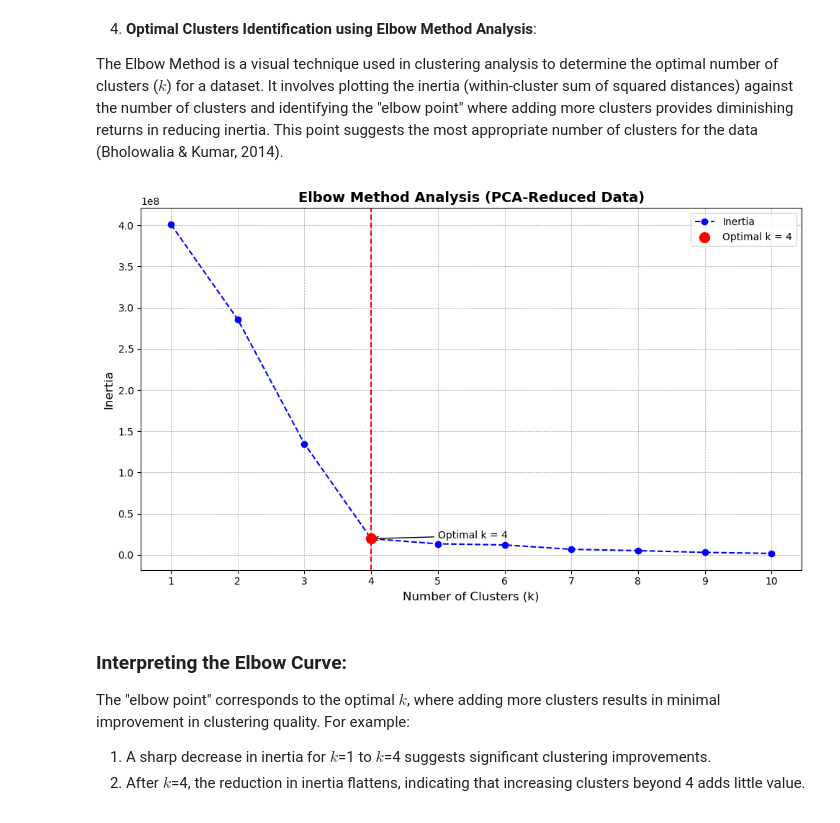
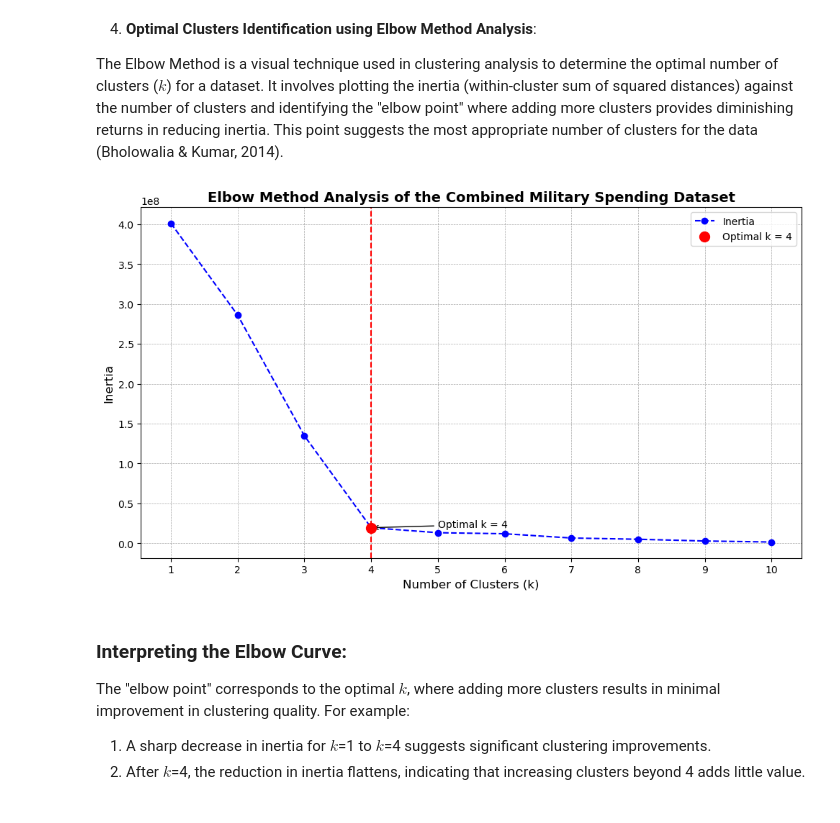
Before and after one commit to swapnilprakashpatil/aai501_6proj, a Jupyter notebook: Notebooks/Clustering Analysis.ipynb, the cells around one changed output. Cells and saved outputs as stored; diff of their text form; code cells hidden in the pictures.

```diff
--- a/Notebooks/Clustering Analysis.ipynb
+++ b/Notebooks/Clustering Analysis.ipynb
@@ -486,35 +486,35 @@ for k in range_n_clusters:
     kmeans = KMeans(n_clusters=k, random_state=42)
     kmeans.fit(reduced_data)
     inertia_reduced.append(kmeans.inertia_)
 
 # Find the elbow point
 knee_locator = KneeLocator(range_n_clusters, inertia_reduced, curve="convex", direction="decreasing")
 optimal_k = knee_locator.knee
 
 # Plotting the Elbow curve
 plt.figure(figsize=(10, 6))
 plt.plot(range_n_clusters, inertia_reduced, marker='o', linestyle='--', color='blue', label='Inertia')
-plt.title('Elbow Method Analysis (PCA-Reduced Data)', fontsize=14, fontweight='bold')
+plt.title('Elbow Method Analysis of the Combined Military Spending Dataset', fontsize=14, fontweight='bold')
 plt.xlabel('Number of Clusters (k)', fontsize=12)
 plt.ylabel('Inertia', fontsize=12)
 plt.xticks(range_n_clusters, fontsize=10)
 plt.yticks(fontsize=10)
 
 # Highlight the elbow point
 plt.scatter(optimal_k, inertia_reduced[optimal_k - 1], color='red', s=100, zorder=5, label=f'Optimal k = {optimal_k}')
 plt.axvline(x=optimal_k, linestyle='--', color='red')
 plt.annotate(f'Optimal k = {optimal_k}',
              xy=(optimal_k, inertia_reduced[optimal_k - 1]),
              xytext=(optimal_k + 1, inertia_reduced[optimal_k - 1] + 1000),
              arrowprops=dict(facecolor='black', arrowstyle='->'),
              fontsize=10)
 
 plt.grid(color='gray', linestyle='--', linewidth=0.5, alpha=0.7)
 plt.legend(fontsize=10)
 plt.tight_layout()
 plt.show()
 # %% [output]
-[figure, old version]
+[figure, new version]
 # %% [markdown]
 ### Interpreting the Elbow Curve:
 The "elbow point" corresponds to the optimal $k$, where adding more clusters results in minimal improvement in clustering quality.
```
Also changed, not shown: parts of 2 cells of this notebook, 4 other files.
